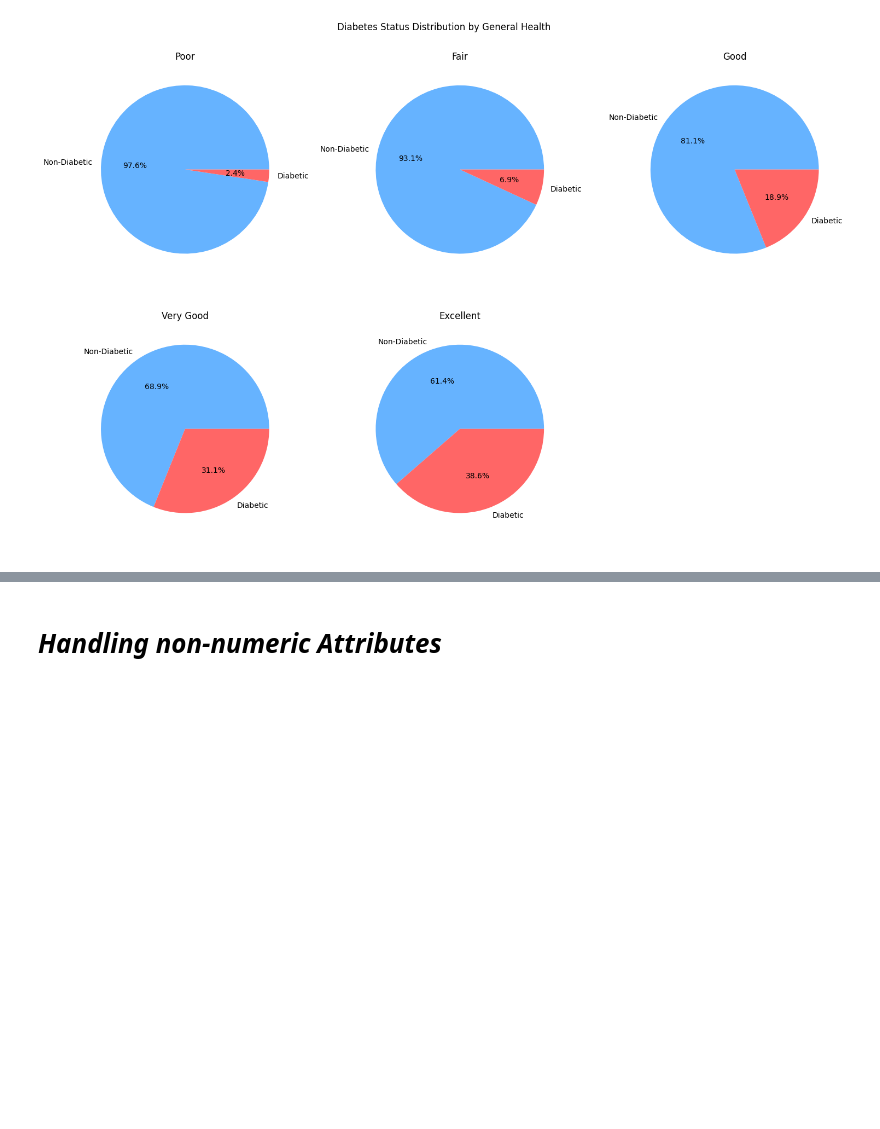
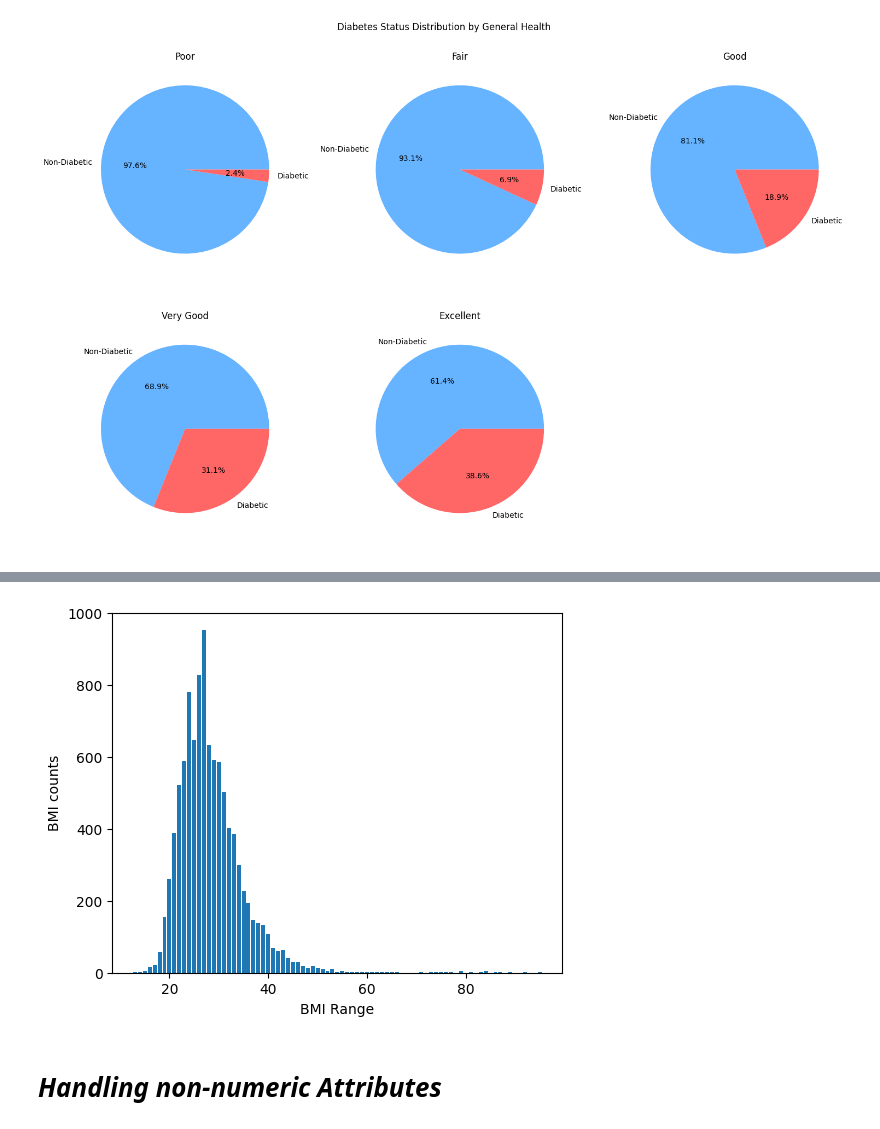
Before and after one commit to amjadAwad95/diabetes-prediction, a Jupyter notebook: src/EDA.ipynb, the cells around one changed output, grey strips where cells are left out. Drawn from its saved outputs; the diff is of its cells as text; code cells hidden in the pictures; blank space fills up the shorter version.

Commit message:
Visualizing BMI Data

```diff
--- a/src/EDA.ipynb
+++ b/src/EDA.ipynb
@@ -382,0 +385,4 @@ plt.show()
+# %%
+bmi_count=diabetes_train_dataframe["BMI"].value_counts().sort_index()
+
+bmi_count
@@ -383,3 +403,15 @@ plt.show()
+# %%
+bmi_figer=plt.figure(figsize=(5,4),dpi=100)
+bmi_axes=bmi_figer.add_axes([0.1,0.1,0.9,0.9])
+
+bmi_axes.set_xlabel('BMI Range')
+bmi_axes.set_ylabel('BMI counts')
+
+bmi_axes.bar(bmi_count.index,bmi_count.values)
+
+plt.show()
+# %% [output]
+[figure, added]
 # %% [markdown]
 # ***Handling non-numeric Attributes***
 # %% [markdown]
```
Also changed, not shown: parts of 4 cells of this notebook.
